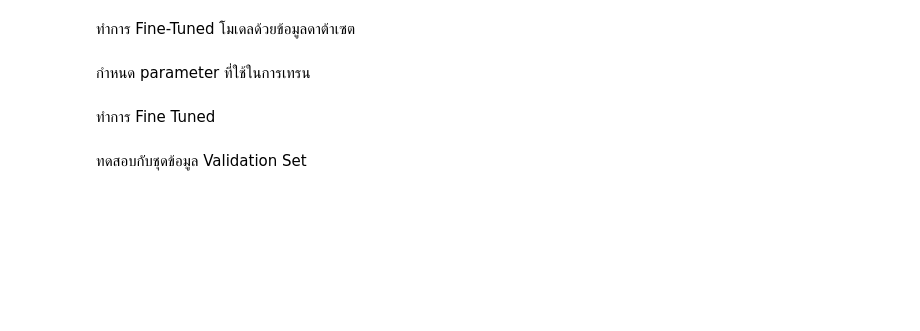
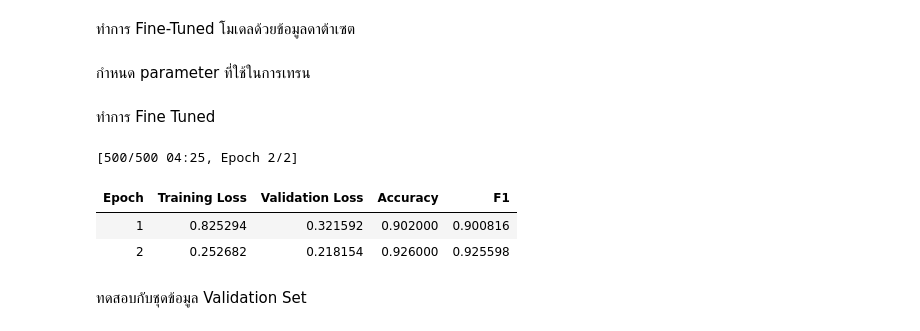
Before and after one commit to Posathip/GenAICode, a Jupyter notebook: GenAI_Classification.ipynb, the cells around one changed output. Cells and saved outputs as stored; diff of their text form; code cells hidden in the pictures; blank space fills up the shorter version.

```diff
--- a/GenAI_Classification.ipynb
+++ b/GenAI_Classification.ipynb
@@ -269,12 +398,17 @@ training_args = TrainingArguments(
 # %%
 from transformers import Trainer
 
 trainer = Trainer(model=model, args=training_args,
                   compute_metrics=compute_metrics,
                   train_dataset=emotions_encoded["train"],
                   eval_dataset=emotions_encoded["validation"],
-                  tokenizer=tokenizer)
+                  )
 trainer.train();
+# %% [output]
+[500/500 04:25, Epoch 2/2]
+| Epoch | Training Loss | Validation Loss | Accuracy | F1 |
+| 1 | 0.825294 | 0.321592 | 0.902000 | 0.900816 |
+| 2 | 0.252682 | 0.218154 | 0.926000 | 0.925598 |
 # %% [markdown]
 ทดสอบกับชุดข้อมูล Validation Set
 # %%
```
Also changed, not shown: parts of 35 cells of this notebook.
